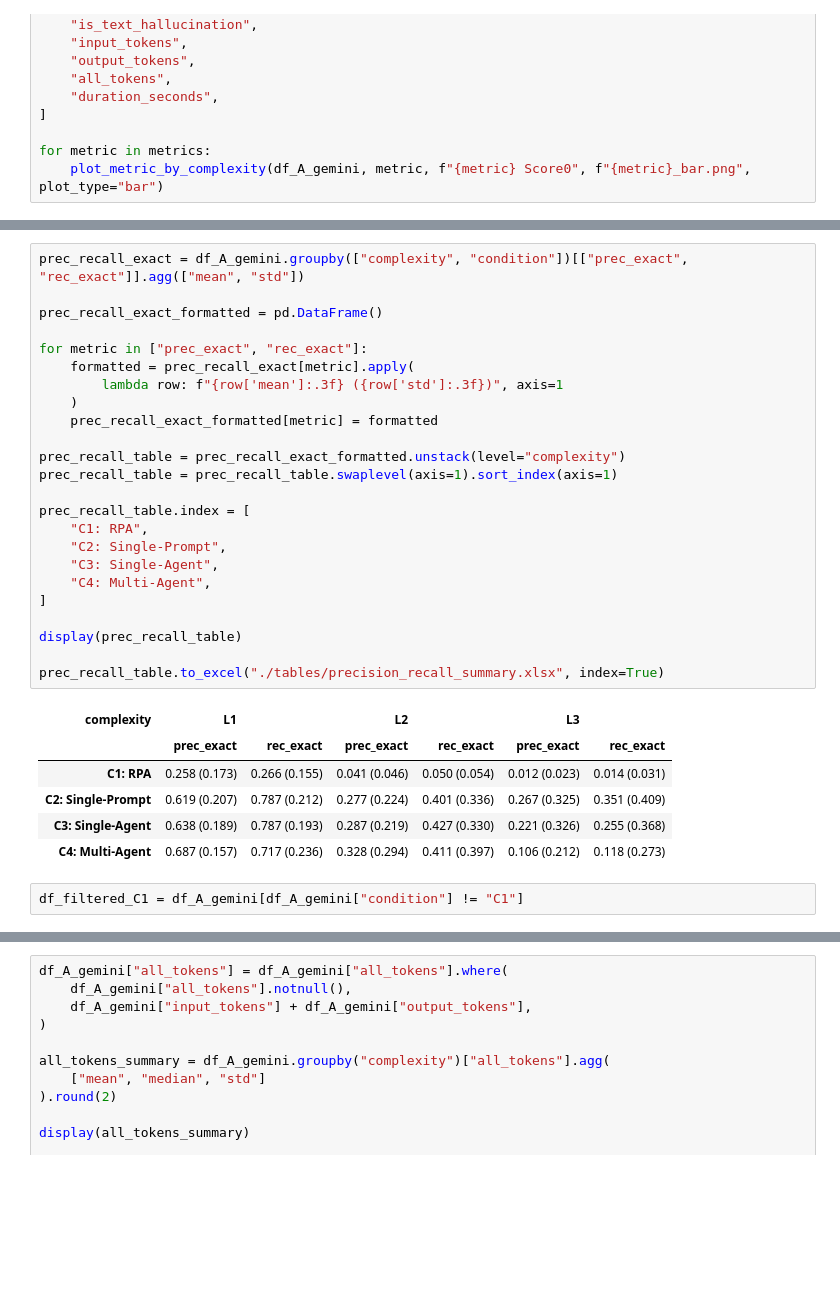
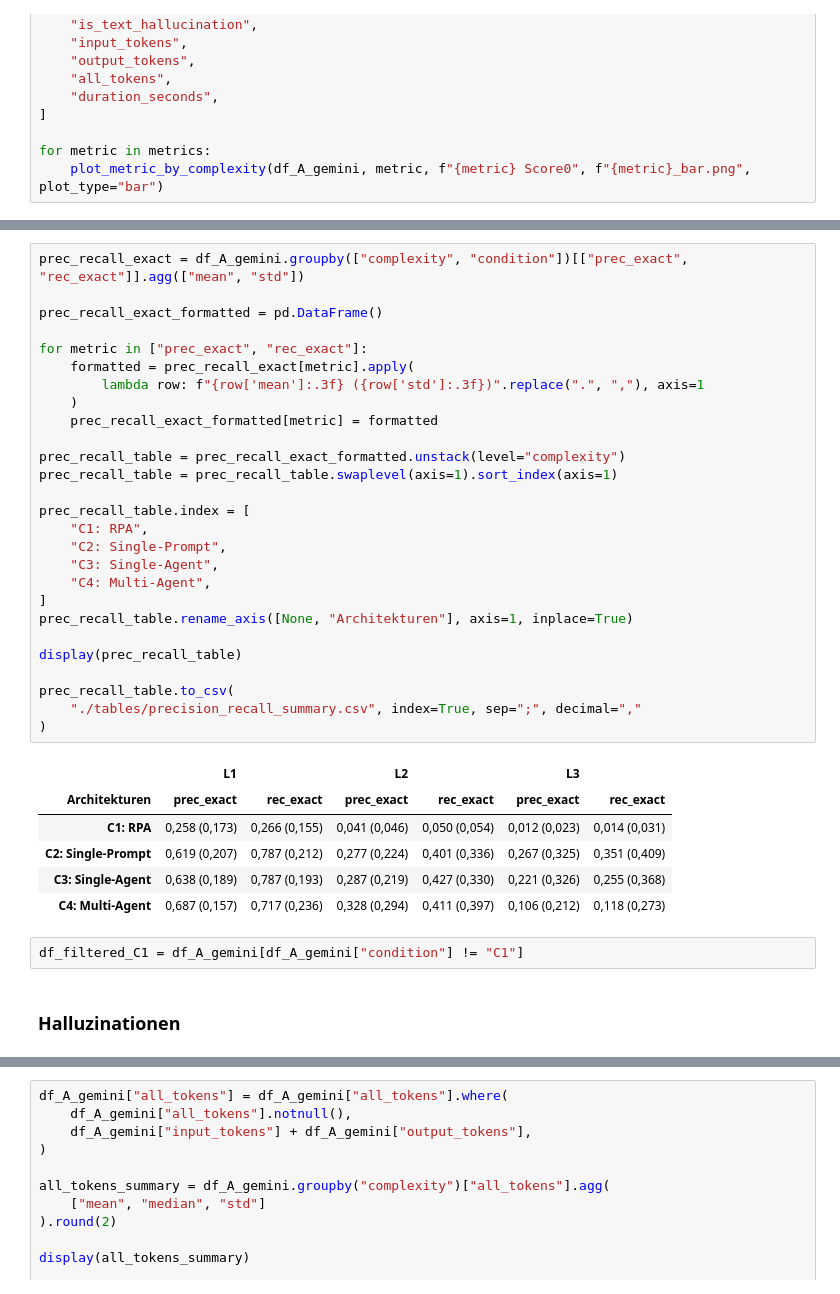
Before and after one commit to StefanEissler/doc-automation-architecture, a Jupyter notebook: notebooks/statistical_evaluation_A_internal.ipynb, the cells around one changed output, grey strips where cells are left out. Drawn from its saved outputs; the diff is of its cells as text; blank space fills up the shorter version.

```diff
--- a/notebooks/statistical_evaluation_A_internal.ipynb
+++ b/notebooks/statistical_evaluation_A_internal.ipynb
@@ -265,33 +266,38 @@ plt.show()
 # %%
 prec_recall_exact = df_A_gemini.groupby(["complexity", "condition"])[["prec_exact", "rec_exact"]].agg(["mean", "std"])
 
 prec_recall_exact_formatted = pd.DataFrame()
 
 for metric in ["prec_exact", "rec_exact"]:
     formatted = prec_recall_exact[metric].apply(
-        lambda row: f"{row['mean']:.3f} ({row['std']:.3f})", axis=1
+        lambda row: f"{row['mean']:.3f} ({row['std']:.3f})".replace(".", ","), axis=1
     )
     prec_recall_exact_formatted[metric] = formatted
 
 prec_recall_table = prec_recall_exact_formatted.unstack(level="complexity")
 prec_recall_table = prec_recall_table.swaplevel(axis=1).sort_index(axis=1)
 
 prec_recall_table.index = [
     "C1: RPA",
     "C2: Single-Prompt",
     "C3: Single-Agent",
     "C4: Multi-Agent",
 ]
+prec_recall_table.rename_axis([None, "Architekturen"], axis=1, inplace=True)
 
 display(prec_recall_table)
 
-prec_recall_table.to_excel("./tables/precision_recall_summary.xlsx", index=True)
+prec_recall_table.to_csv(
+    "./tables/precision_recall_summary.csv", index=True, sep=";", decimal=","
+)
 # %% [output]
-| complexity | L1 |  | L2 |  | L3 |  |
-|  | prec_exact | rec_exact | prec_exact | rec_exact | prec_exact | rec_exact |
-| C1: RPA | 0.258 (0.173) | 0.266 (0.155) | 0.041 (0.046) | 0.050 (0.054) | 0.012 (0.023) | 0.014 (0.031) |
-| C2: Single-Prompt | 0.619 (0.207) | 0.787 (0.212) | 0.277 (0.224) | 0.401 (0.336) | 0.267 (0.325) | 0.351 (0.409) |
-| C3: Single-Agent | 0.638 (0.189) | 0.787 (0.193) | 0.287 (0.219) | 0.427 (0.330) | 0.221 (0.326) | 0.255 (0.368) |
-| C4: Multi-Agent | 0.687 (0.157) | 0.717 (0.236) | 0.328 (0.294) | 0.411 (0.397) | 0.106 (0.212) | 0.118 (0.273) |
+|  | L1 |  | L2 |  | L3 |  |
+| Architekturen | prec_exact | rec_exact | prec_exact | rec_exact | prec_exact | rec_exact |
+| C1: RPA | 0,258 (0,173) | 0,266 (0,155) | 0,041 (0,046) | 0,050 (0,054) | 0,012 (0,023) | 0,014 (0,031) |
+| C2: Single-Prompt | 0,619 (0,207) | 0,787 (0,212) | 0,277 (0,224) | 0,401 (0,336) | 0,267 (0,325) | 0,351 (0,409) |
+| C3: Single-Agent | 0,638 (0,189) | 0,787 (0,193) | 0,287 (0,219) | 0,427 (0,330) | 0,221 (0,326) | 0,255 (0,368) |
+| C4: Multi-Agent | 0,687 (0,157) | 0,717 (0,236) | 0,328 (0,294) | 0,411 (0,397) | 0,106 (0,212) | 0,118 (0,273) |
 # %%
 df_filtered_C1 = df_A_gemini[df_A_gemini["condition"] != "C1"]
+# %% [markdown]
+### Halluzinationen
```
Also changed, not shown: parts of 46 cells of this notebook, 33 other files.
